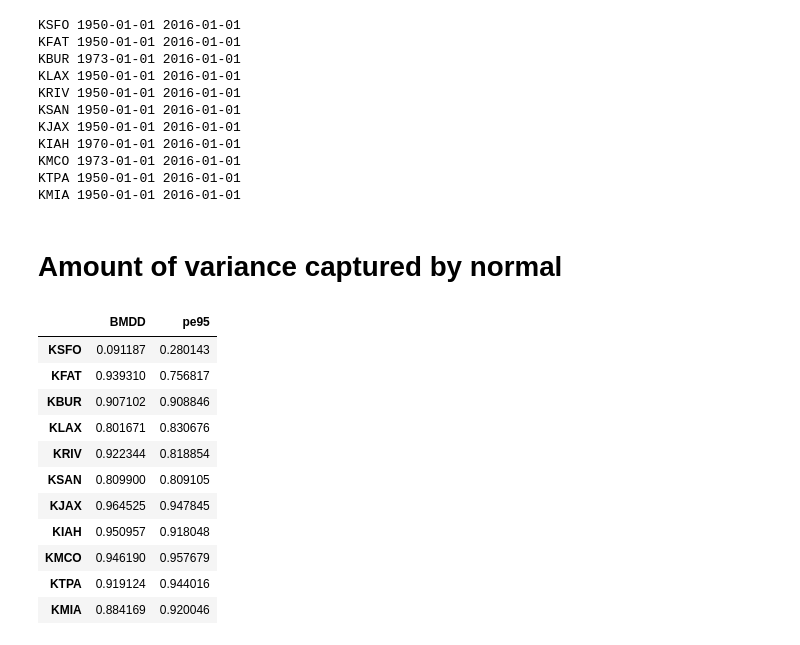
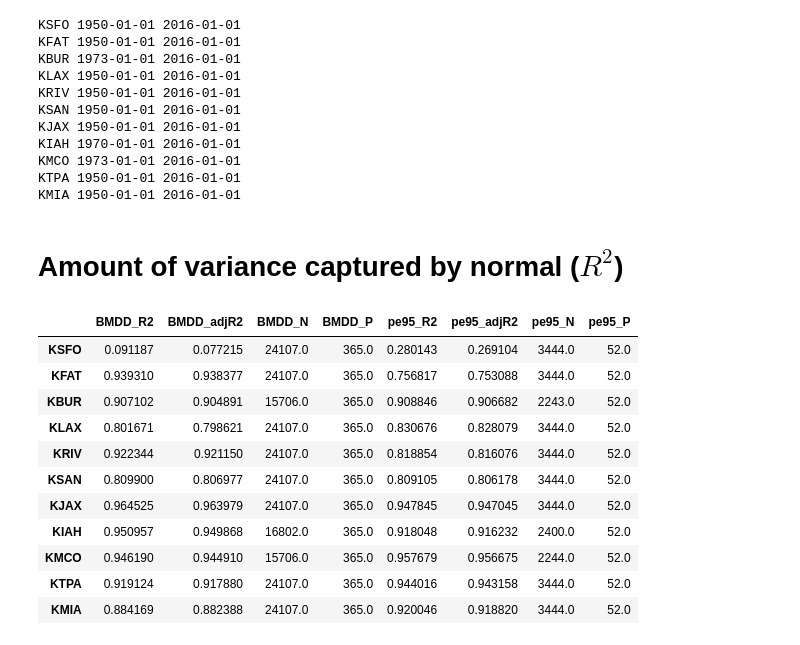
Before and after one commit to travc/paper-Predicted-MF-Quarantine-Length, a Jupyter notebook: code/Summary Figures.ipynb, the cells around one changed output. Saved outputs shown, nothing was run; the diff lists cells and outputs as text; code cells hidden in the pictures.

```diff
--- a/code/Summary Figures.ipynb
+++ b/code/Summary Figures.ipynb
@@ -29,3 +33,5 @@ plt.style.use('seaborn-paper')
+# %%
+siteinfo = pd.read_csv('stations_summary.csv', index_col='CALL')
 # %% [markdown]
 ### Constants
 # %%
@@ -42,6 +48,9 @@ RUNSETS = [
            ['KTPA','-05:00', '1950-01-01','2016-01-01'],#
            ['KMIA','-05:00', '1950-01-01','2016-01-01'],#
           ]
+
+# the way subplots are ordered by default is different from what we want
+RUNSET_IDX_2_PLOT_IDX = [0, 2, 4, 6, 8, 10, 3, 5, 7, 9, 11]
 
 DATADIR = '../data/'
 DATA_OUT_FILENAME_PAT = '{}_collated_data_out.npz' # fomatted with RUNSET
@@ -190,9 +252,9 @@ plotrows = 6
 plotcols = 2
 gs = mpl.gridspec.GridSpec(plotrows, plotcols)
 
-for ploti, (RUNSET, LOCAL_TIME_OFFSET, START_DATE, END_DATE) in enumerate(RUNSETS):
-    if ploti > 0: # subplot 1 (top right) will be for the legend, so skip
-        ploti += 1
+for runseti, (RUNSET, LOCAL_TIME_OFFSET, START_DATE, END_DATE) in enumerate(RUNSETS):
+    ploti = RUNSET_IDX_2_PLOT_IDX[runseti]
+
     sitetz = dat[RUNSET]['sitetz']
     tempdf = dat[RUNSET]['tempdf']
     sumdd = dat[RUNSET]['sumdd']
@@ -423,7 +533,7 @@ for ploti, (RUNSET, LOCAL_TIME_OFFSET, START_DATE, END_DATE) in enumerate(RUNSET
 
     norm = compute_super_norm(dat[RUNSET]['pe95']/24, START_DATE, END_DATE)
 
-    if ploti==0 or ploti%2 == 1:
+    if ploti < 6:
         ax = ax1
     else:
         ax = ax2
@@ -678,9 +739,10 @@ KMCO 1973-01-01 2016-01-01
 KTPA 1950-01-01 2016-01-01
 KMIA 1950-01-01 2016-01-01
 # %% [markdown]
-# Amount of variance captured by normal
+# Amount of variance captured by normal ($R^2$)
 # %%
-vardf = pd.DataFrame(columns=['BMDD', 'pe95'])
+vardf = pd.DataFrame(columns=['BMDD_R2', 'BMDD_adjR2', 'BMDD_N', 'BMDD_P',
+                              'pe95_R2', 'pe95_adjR2', 'pe95_N', 'pe95_P'])
 
 for ploti, (RUNSET, LOCAL_TIME_OFFSET, START_DATE, END_DATE) in enumerate(RUNSETS):
     sitetz = dat[RUNSET]['sitetz']
@@ -695,51 +757,65 @@ for ploti, (RUNSET, LOCAL_TIME_OFFSET, START_DATE, END_DATE) in enumerate(RUNSET
     bmdd_norm, bmdd_resamp = compute_year_over_year_norm(bmdd,
                                          START_DATE, END_DATE,
                                          norm_start=START_DATE,
                                          norm_end=END_DATE,
                                          freq='daily',
                                          interp_method=None,
                                          quiet=True)
 
     # normal of MedFoes 95% extirpation
-    pe95_norm, pe95_resamp = compute_year_over_year_norm(pe95,
+    pe95_norm, pe95_resamp = compute_year_over_year_norm(pe95/24.0, # converting from hours to days
                                        START_DATE, END_DATE,
                                        norm_start=START_DATE,
                                        norm_end=END_DATE,
                                        freq='daily',
                                        interp_method='linear',
                                        quiet=True)
 
     idx = bmdd.loc[START_DATE:END_DATE].index
-    bmdd_var_captured = 1-(bmdd.loc[idx]-bmdd_norm.loc[idx]).var()/bmdd.loc[idx].var()
+    bmdd_r2 = 1-(bmdd.loc[idx]-bmdd_norm.loc[idx]).var()/bmdd.loc[idx].var()
+    bmdd_n = bmdd.loc[idx].count()
+    bmdd_p = bmdd_norm.loc['2001-01-01 00:00:00':'2001-12-31 23:59:59'].count()
+    bmdd_adjr2 = bmdd_r2-(1-bmdd_r2)*bmdd_p/(bmdd_n-bmdd_p-1)
 
     # have to round pe95 index to nearest day (midnight) since
     # temperature infile was in localtime instead of fixed-offset and
     # daylight-savings-time causes "off by one hour" problems
-    rpe95 = pe95.copy(deep=True)
+    rpe95 = pe95.copy(deep=True)/24.0 # convert from hours to days
     rpe95.index = pe95.index.round('D')
 
     idx = rpe95.loc[START_DATE:END_DATE].index
-    pe95_var_captured = 1-(rpe95.loc[idx]-pe95_norm.loc[idx]).var()/rpe95.loc[idx].var()
+    pe95_r2 = 1-(rpe95.loc[idx]-pe95_norm.loc[idx]).var()/rpe95.loc[idx].var()
+    pe95_n = rpe95.loc[idx].count()
+    pe95_p = pe95.loc['2001-01-01 00:00:00':'2001-12-31 23:59:59'].count()
+    pe95_adjr2 = pe95_r2-(1-pe95_r2)*pe95_p/(pe95_n-pe95_p-1)
 
 #     print("{}\t{:5.2f}%\t{:5.2f}%".format(RUNSET,
-#             bmdd_var_capturedaptured*100, pe95_var_captured*100))
+#             bmdd_var_captured*100, pe95_var_captured*100))
 
-    vardf.loc[RUNSET] = [bmdd_var_captured, pe95_var_captured]
+    vardf.loc[RUNSET] = {'BMDD_R2': bmdd_r2,
+                         'BMDD_adjR2': bmdd_adjr2,
+                         'BMDD_N': bmdd_n,
+                         'BMDD_P': bmdd_p,
+                         'pe95_R2': pe95_r2,
+                         'pe95_adjR2': pe95_adjr2,
+                         'pe95_N': pe95_n,
+                         'pe95_P': pe95_p,
+                        }
 
 display(vardf)
 # %% [output]
-|  | BMDD | pe95 |
-| KSFO | 0.091187 | 0.280143 |
-| KFAT | 0.939310 | 0.756817 |
-| KBUR | 0.907102 | 0.908846 |
-| KLAX | 0.801671 | 0.830676 |
-| KRIV | 0.922344 | 0.818854 |
-| KSAN | 0.809900 | 0.809105 |
-| KJAX | 0.964525 | 0.947845 |
-| KIAH | 0.950957 | 0.918048 |
-| KMCO | 0.946190 | 0.957679 |
-| KTPA | 0.919124 | 0.944016 |
-| KMIA | 0.884169 | 0.920046 |
+|  | BMDD_R2 | BMDD_adjR2 | BMDD_N | BMDD_P | pe95_R2 | pe95_adjR2 | pe95_N | pe95_P |
+| KSFO | 0.091187 | 0.077215 | 24107.0 | 365.0 | 0.280143 | 0.269104 | 3444.0 | 52.0 |
+| KFAT | 0.939310 | 0.938377 | 24107.0 | 365.0 | 0.756817 | 0.753088 | 3444.0 | 52.0 |
+| KBUR | 0.907102 | 0.904891 | 15706.0 | 365.0 | 0.908846 | 0.906682 | 2243.0 | 52.0 |
+| KLAX | 0.801671 | 0.798621 | 24107.0 | 365.0 | 0.830676 | 0.828079 | 3444.0 | 52.0 |
+| KRIV | 0.922344 | 0.921150 | 24107.0 | 365.0 | 0.818854 | 0.816076 | 3444.0 | 52.0 |
+| KSAN | 0.809900 | 0.806977 | 24107.0 | 365.0 | 0.809105 | 0.806178 | 3444.0 | 52.0 |
+| KJAX | 0.964525 | 0.963979 | 24107.0 | 365.0 | 0.947845 | 0.947045 | 3444.0 | 52.0 |
+| KIAH | 0.950957 | 0.949868 | 16802.0 | 365.0 | 0.918048 | 0.916232 | 2400.0 | 52.0 |
+| KMCO | 0.946190 | 0.944910 | 15706.0 | 365.0 | 0.957679 | 0.956675 | 2244.0 | 52.0 |
+| KTPA | 0.919124 | 0.917880 | 24107.0 | 365.0 | 0.944016 | 0.943158 | 3444.0 | 52.0 |
+| KMIA | 0.884169 | 0.882388 | 24107.0 | 365.0 | 0.920046 | 0.918820 | 3444.0 | 52.0 |
 # %%
 vardf.median()
 # %% [output]
```
Also changed, not shown: parts of 21 cells of this notebook, 11 other files.
